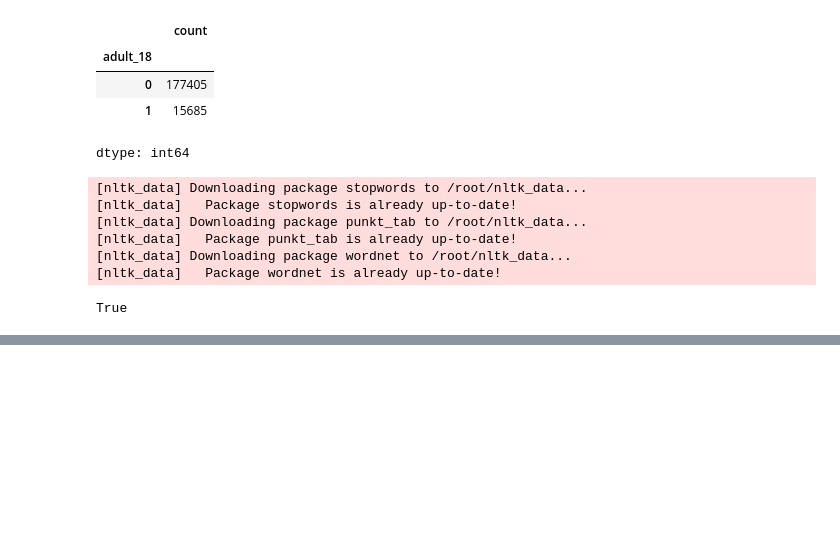
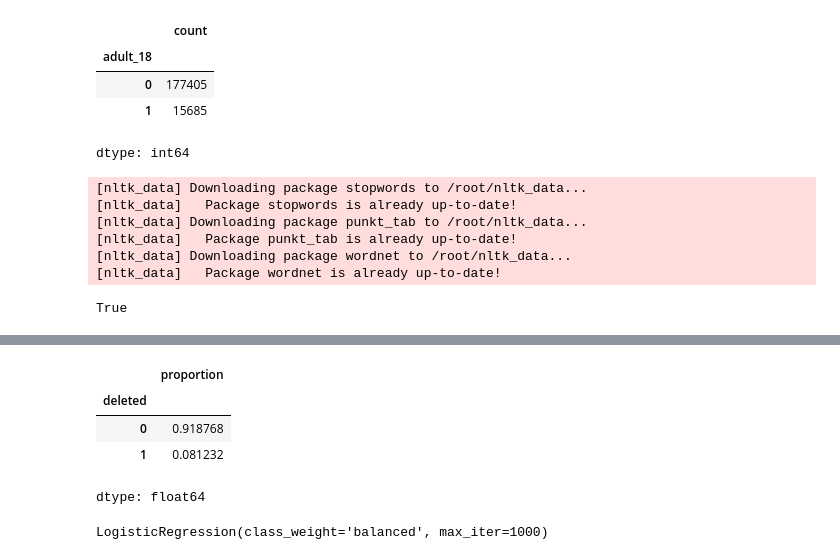
Before and after one commit to raina1234-a/Reddit-Post-Analysis-and-Moderation-Classifier, a Jupyter notebook: reddit_postClassification.ipynb, the cells around one changed output, grey strips where cells are left out. Saved outputs shown, nothing was run; the diff lists cells and outputs as text; code cells hidden in the pictures; blank space fills up the shorter version.

Commit message:
model training

```diff
--- a/reddit_postClassification.ipynb
+++ b/reddit_postClassification.ipynb
@@ -331,0 +271,8 @@ df_c = pd.concat([df,tfidf_df],axis=1)
+# %%
+df["deleted"].value_counts(normalize=True)
+# %% [output]
+|  | proportion |
+| deleted |  |
+| 0 | 0.918768 |
+| 1 | 0.081232 |
+dtype: float64
@@ -331,0 +305,11 @@ df_c = pd.concat([df,tfidf_df],axis=1)
+# %%
+from sklearn.linear_model import LogisticRegression
+
+lr_model = LogisticRegression(
+    max_iter=1000,
+    class_weight="balanced"
+)
+
+lr_model.fit(X_train_tfidf, y_train)
+# %% [output]
+LogisticRegression(class_weight='balanced', max_iter=1000)
```
Also changed, not shown: parts of 14 cells of this notebook.
